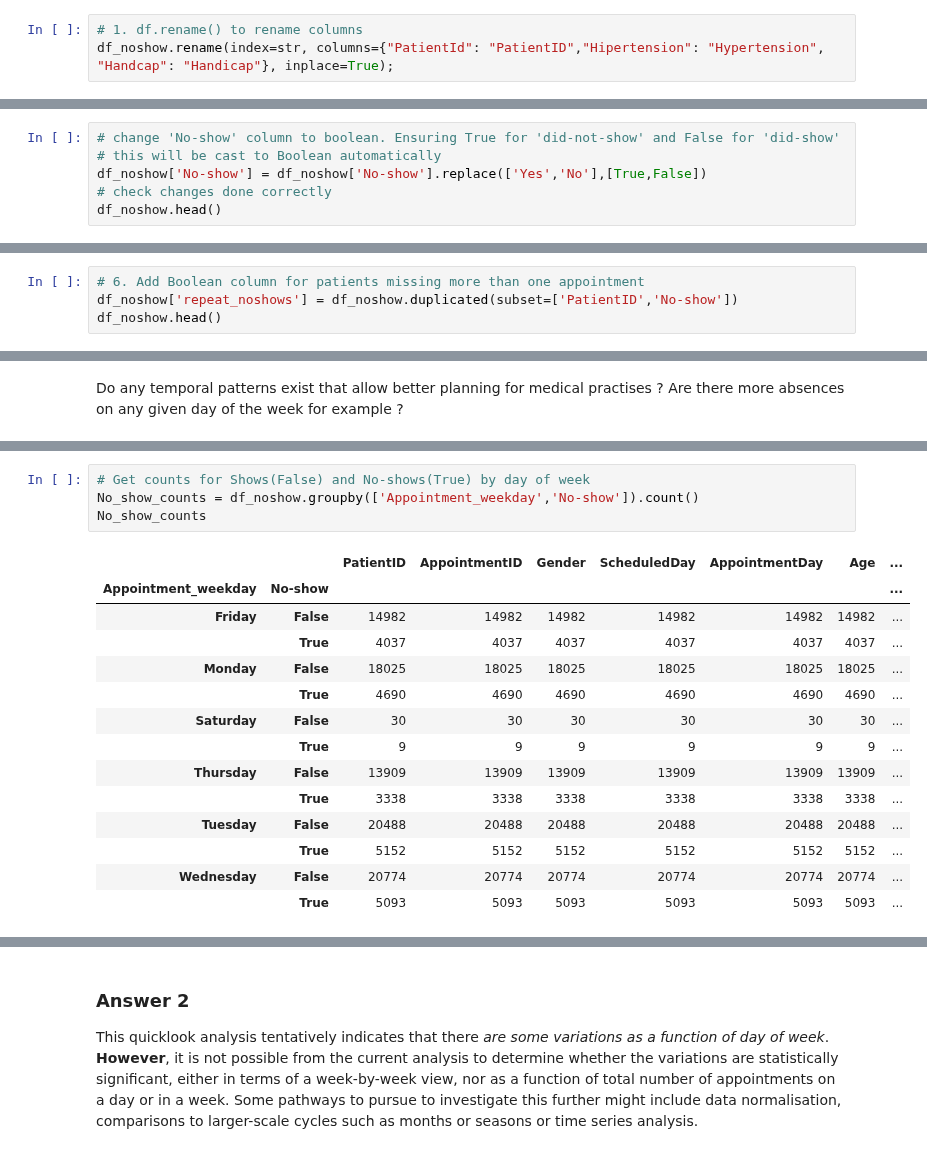
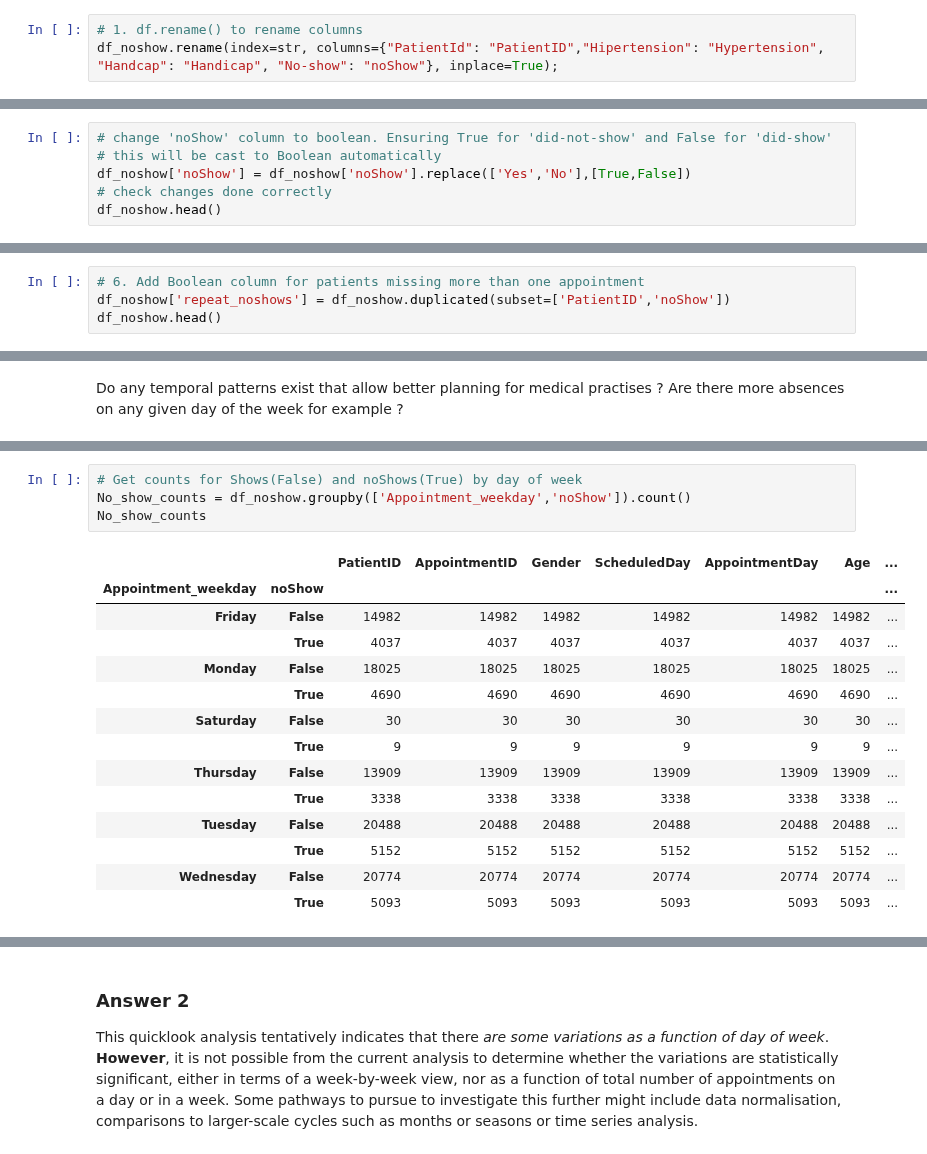
Before and after one commit to Zabamund/datasci-nano, a Jupyter notebook: inv-dataset/noshow.ipynb, the cells around one changed output, grey strips where cells are left out. Drawn from its saved outputs; the diff is of its cells as text.

```diff
--- a/inv-dataset/noshow.ipynb
+++ b/inv-dataset/noshow.ipynb
@@ -213,7 +213,7 @@ Name: PatientId, dtype: float64
 </ol>
 # %%
 # 1. df.rename() to rename columns
-df_noshow.rename(index=str, columns={"PatientId": "PatientID","Hipertension": "Hypertension", "Handcap": "Handicap"}, inplace=True);
+df_noshow.rename(index=str, columns={"PatientId": "PatientID","Hipertension": "Hypertension", "Handcap": "Handicap", "No-show": "noShow"}, inplace=True);
 # %%
 # check the changes have been made correctly
 df_noshow.head(1)
@@ -261,7 +261,7 @@ df_noshow.head(5)
 # %%
-# change 'No-show' column to boolean. Ensuring True for 'did-not-show' and False for 'did-show'
+# change 'noShow' column to boolean. Ensuring True for 'did-not-show' and False for 'did-show'
 # this will be cast to Boolean automatically
-df_noshow['No-show'] = df_noshow['No-show'].replace(['Yes','No'],[True,False])
+df_noshow['noShow'] = df_noshow['noShow'].replace(['Yes','No'],[True,False])
 # check changes done correctly
 df_noshow.head()
 # %% [output]
@@ -284,7 +284,7 @@ df_noshow.head()
 | 4 | 8.841186e+12 | 5642494 | F | 2016-04-29 16:07:23 | 2016-04-29 | 56 | JARDIM DA PENHA | False | ... |
 # %%
 # 6. Add Boolean column for patients missing more than one appointment
-df_noshow['repeat_noshows'] = df_noshow.duplicated(subset=['PatientID','No-show'])
+df_noshow['repeat_noshows'] = df_noshow.duplicated(subset=['PatientID','noShow'])
 df_noshow.head()
 # %% [output]
 |  | PatientID | AppointmentID | Gender | ScheduledDay | AppointmentDay | Age | Neighbourhood | Scholarship | ... |
@@ -460,12 +460,12 @@ df_noshow.head()
 | 3 | 8.679512e+11 | 5642828 | F | 2016-04-29 17:29:31 | 2016-04-29 | 8 | PONTAL DE CAMBURI | False | ... |
 | 4 | 8.841186e+12 | 5642494 | F | 2016-04-29 16:07:23 | 2016-04-29 | 56 | JARDIM DA PENHA | False | ... |
 # %%
-# Get counts for Shows(False) and No-shows(True) by day of week
-No_show_counts = df_noshow.groupby(['Appointment_weekday','No-show']).count()
+# Get counts for Shows(False) and noShows(True) by day of week
+No_show_counts = df_noshow.groupby(['Appointment_weekday','noShow']).count()
 No_show_counts
 # %% [output]
 |  |  | PatientID | AppointmentID | Gender | ScheduledDay | AppointmentDay | Age | ... |
-| Appointment_weekday | No-show |  |  |  |  |  |  | ... |
+| Appointment_weekday | noShow |  |  |  |  |  |  | ... |
 | Friday | False | 14982 | 14982 | 14982 | 14982 | 14982 | 14982 | ... |
 |  | True | 4037 | 4037 | 4037 | 4037 | 4037 | 4037 | ... |
 | Monday | False | 18025 | 18025 | 18025 | 18025 | 18025 | 18025 | ... |
```
Also changed, not shown: parts of 21 cells of this notebook.
